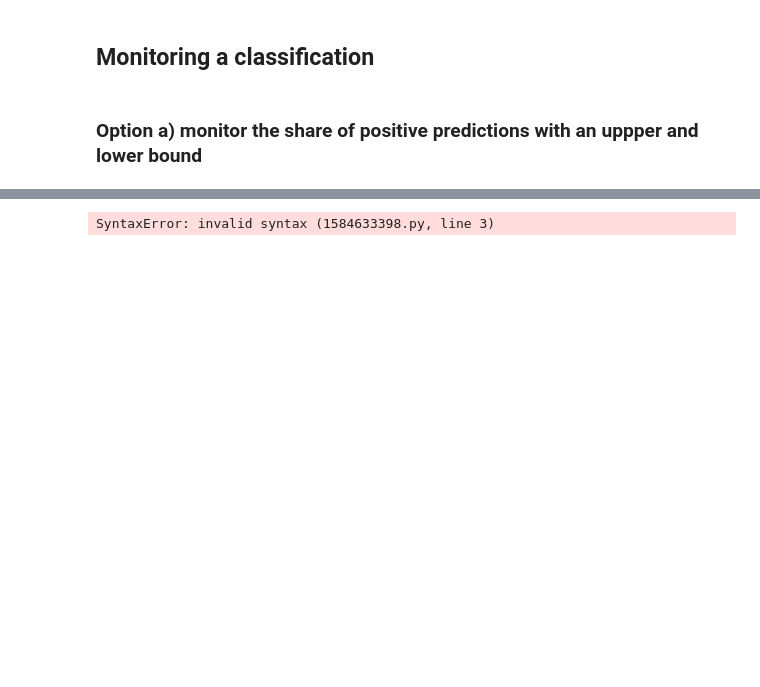
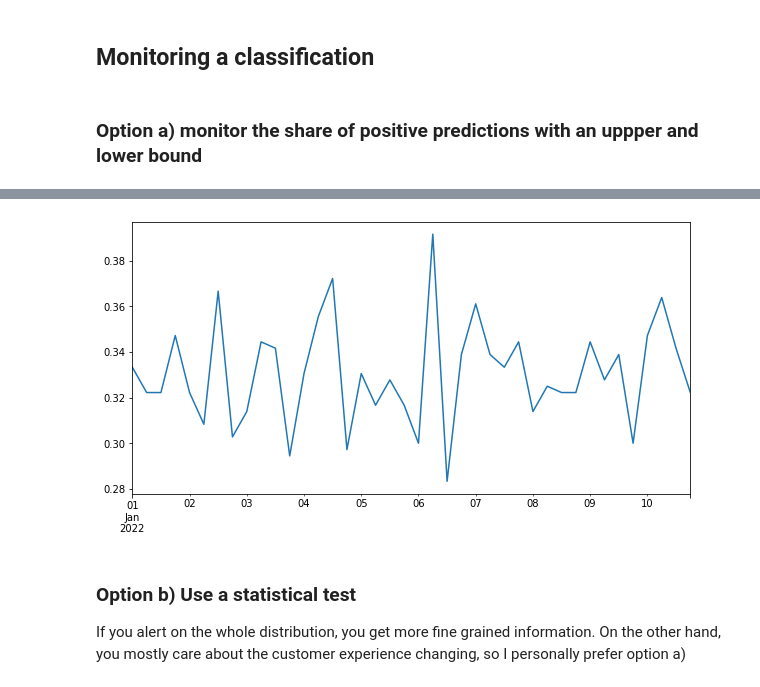
Before and after one commit to rmminusrslash/ml_ops, a Jupyter notebook: Machine Learning Monitoring- Output Monitoring.ipynb, the cells around one changed output, grey strips where cells are left out. Cells and saved outputs as stored; diff of their text form; code cells hidden in the pictures; blank space fills up the shorter version.

```diff
--- a/Machine Learning Monitoring- Output Monitoring.ipynb
+++ b/Machine Learning Monitoring- Output Monitoring.ipynb
@@ -59,4 +61,6 @@ your_threshold=0.8
 # %%
-
-#-> here you see that the share of positive predictions fluctuates between 0.30 and 0.38
-# you could alert if the share is below 0.28 or above .40
+(prediction>your_threshold).resample("6H").mean().plot(figsize=(10,5));
+#-> here you see that the share of positive predictions fluctuates between 0.28 and 0.38
+# you could alert if the share is below 0.28 or above .40 or 0.25 and .42
+# %% [output]
+[figure, added]
@@ -65 +67,5 @@ your_threshold=0.8
+# %% [markdown]
+### Option b) Use a statistical test
+If you alert on the whole distribution, you get more fine grained information. On the other hand, you mostly care
+about the customer experience changing, so I personally prefer option a)
 # %%
@@ -67,7 +72,0 @@ your_threshold=0.8
-# %%
-### Option a) Use a simple heuristic
-
-You are interested how often your service predicts each iris type and expect the share to be pretty contant over time.
-In this case you can use a simple heuristic
-# %% [output]
-SyntaxError: invalid syntax (1584633398.py, line 3)
```
Also changed, not shown: parts of 8 cells of this notebook.
